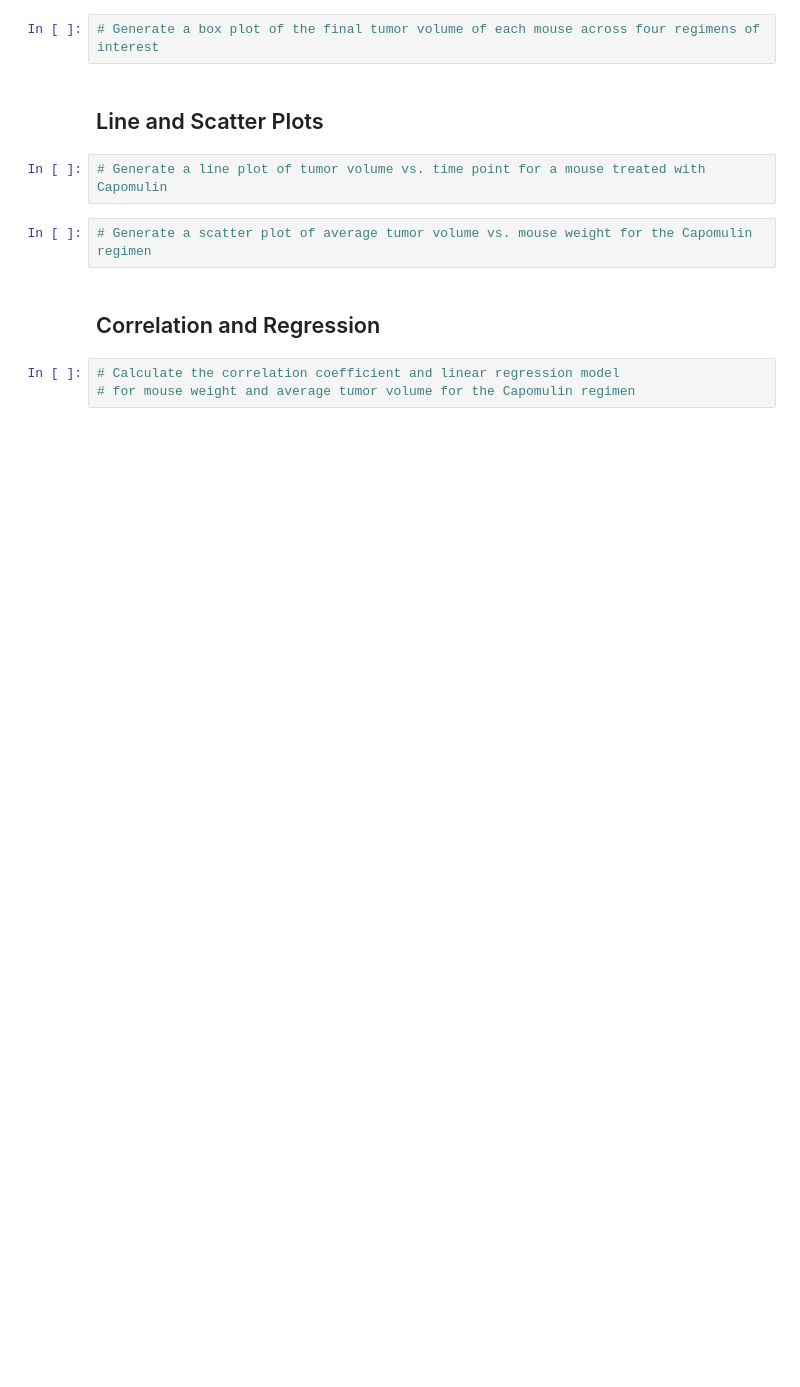
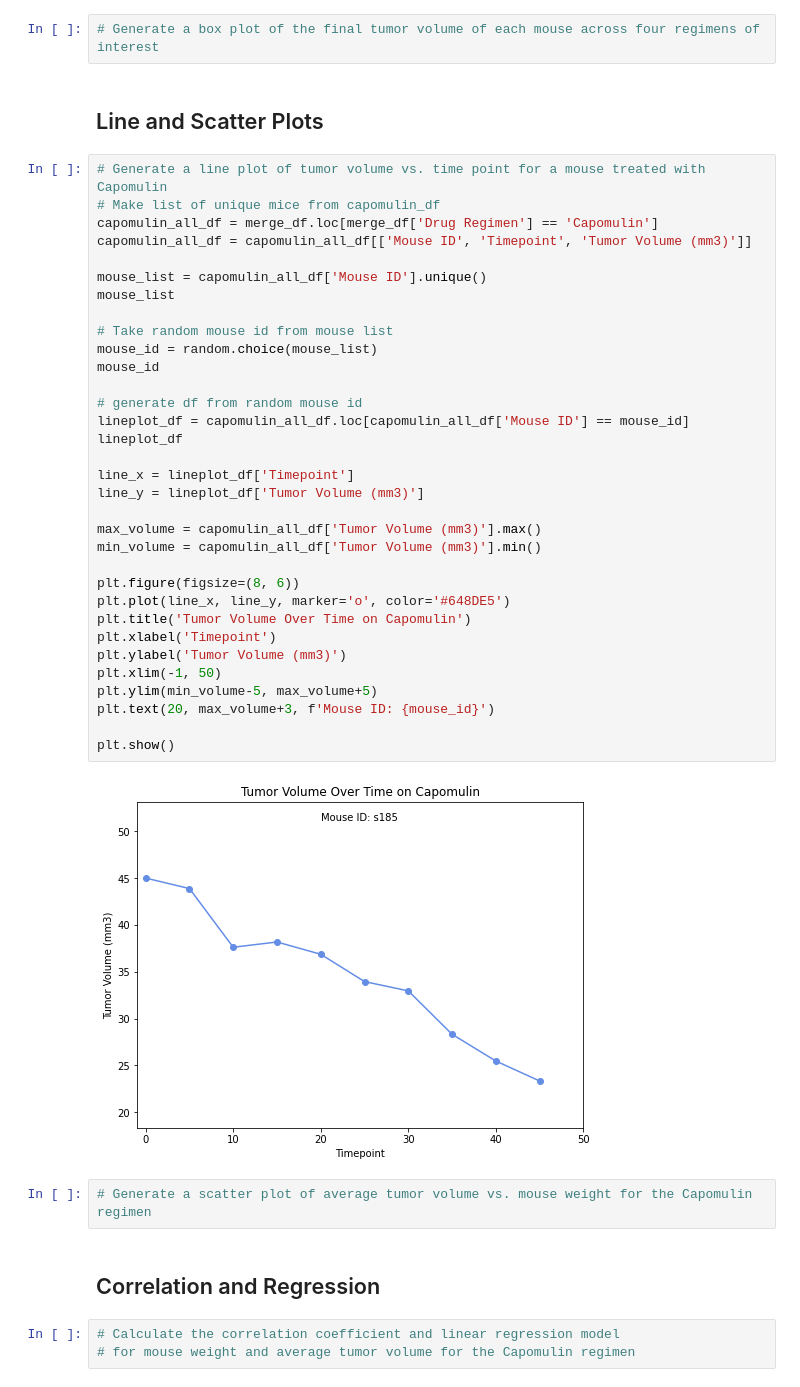
Before and after one commit to beaujeffrey03/matplotlib-challenge, a Jupyter notebook: pymaceuticals_starter.ipynb, the cells around one changed output. Saved outputs shown, nothing was run; the diff lists cells and outputs as text; blank space fills up the shorter version.

```diff
--- a/pymaceuticals_starter.ipynb
+++ b/pymaceuticals_starter.ipynb
@@ -333,8 +346,41 @@ plt.show()
 # Generate a box plot of the final tumor volume of each mouse across four regimens of interest
 # %% [markdown]
 ## Line and Scatter Plots
-# %%
-# Generate a line plot of tumor volume vs. time point for a mouse treated with Capomulin
+# %%
+# Generate a line plot of tumor volume vs. time point for a mouse treated with Capomulin
+# Make list of unique mice from capomulin_df
+capomulin_all_df = merge_df.loc[merge_df['Drug Regimen'] == 'Capomulin']
+capomulin_all_df = capomulin_all_df[['Mouse ID', 'Timepoint', 'Tumor Volume (mm3)']]
+
+mouse_list = capomulin_all_df['Mouse ID'].unique()
+mouse_list
+
+# Take random mouse id from mouse list
+mouse_id = random.choice(mouse_list)
+mouse_id
+
+# generate df from random mouse id
+lineplot_df = capomulin_all_df.loc[capomulin_all_df['Mouse ID'] == mouse_id]
+lineplot_df
+
+line_x = lineplot_df['Timepoint']
+line_y = lineplot_df['Tumor Volume (mm3)']
+
+max_volume = capomulin_all_df['Tumor Volume (mm3)'].max()
+min_volume = capomulin_all_df['Tumor Volume (mm3)'].min()
+
+plt.figure(figsize=(8, 6))
+plt.plot(line_x, line_y, marker='o', color='#648DE5')
+plt.title('Tumor Volume Over Time on Capomulin')
+plt.xlabel('Timepoint')
+plt.ylabel('Tumor Volume (mm3)')
+plt.xlim(-1, 50)
+plt.ylim(min_volume-5, max_volume+5)
+plt.text(20, max_volume+3, f'Mouse ID: {mouse_id}')
+
+plt.show()
+# %% [output]
+[figure, added]
 # %%
 # Generate a scatter plot of average tumor volume vs. mouse weight for the Capomulin regimen
 # %% [markdown]
```
Also changed, not shown: parts of 3 cells of this notebook.
